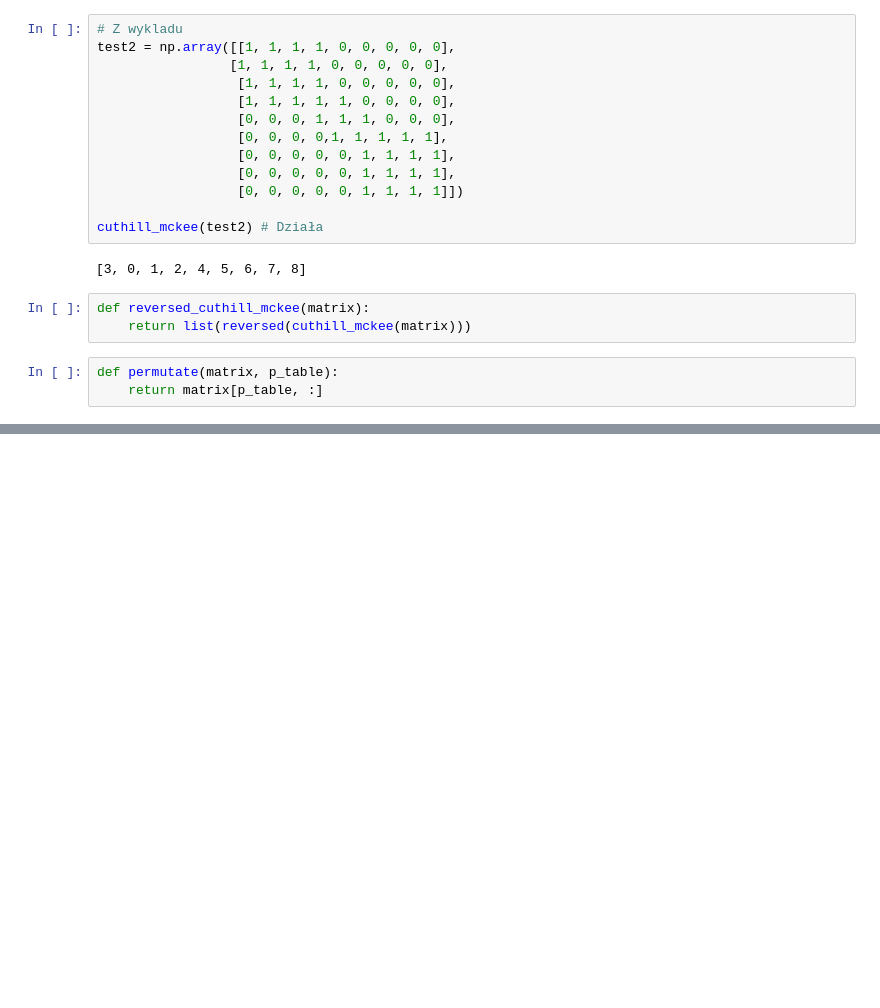
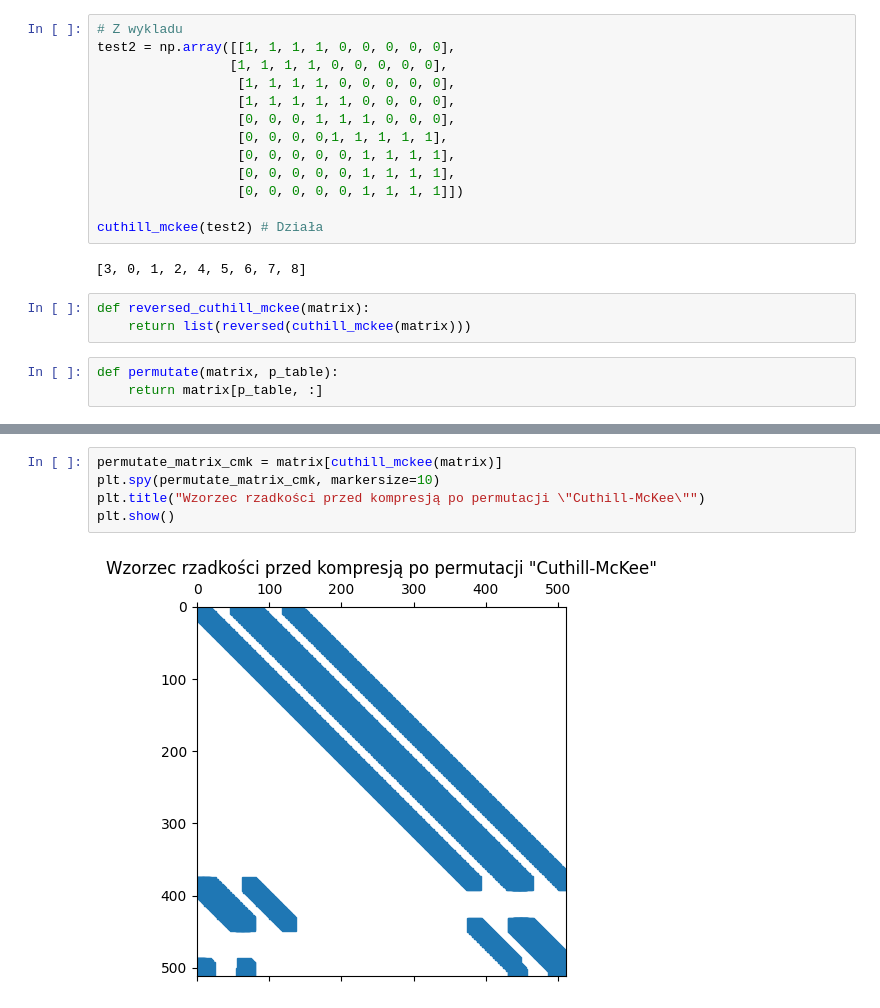
Before and after one commit to szymont18/matrix-algorithm, a Jupyter notebook: Lab4/Laboratorium 4.ipynb, the cells around one changed output, grey strips where cells are left out. Cells and saved outputs as stored; diff of their text form; blank space fills up the shorter version.

```diff
--- a/Lab4/Laboratorium 4.ipynb
+++ b/Lab4/Laboratorium 4.ipynb
@@ -132,0 +251,7 @@ def permutate(matrix, p_table):
+# %%
+permutate_matrix_cmk = matrix[cuthill_mckee(matrix)]
+plt.spy(permutate_matrix_cmk, markersize=10)
+plt.title("Wzorzec rzadkości przed kompresją po permutacji \"Cuthill-McKee\"")
+plt.show()
+# %% [output]
+[figure, added]
```
Also changed, not shown: parts of 11 cells of this notebook, 16 other files.
